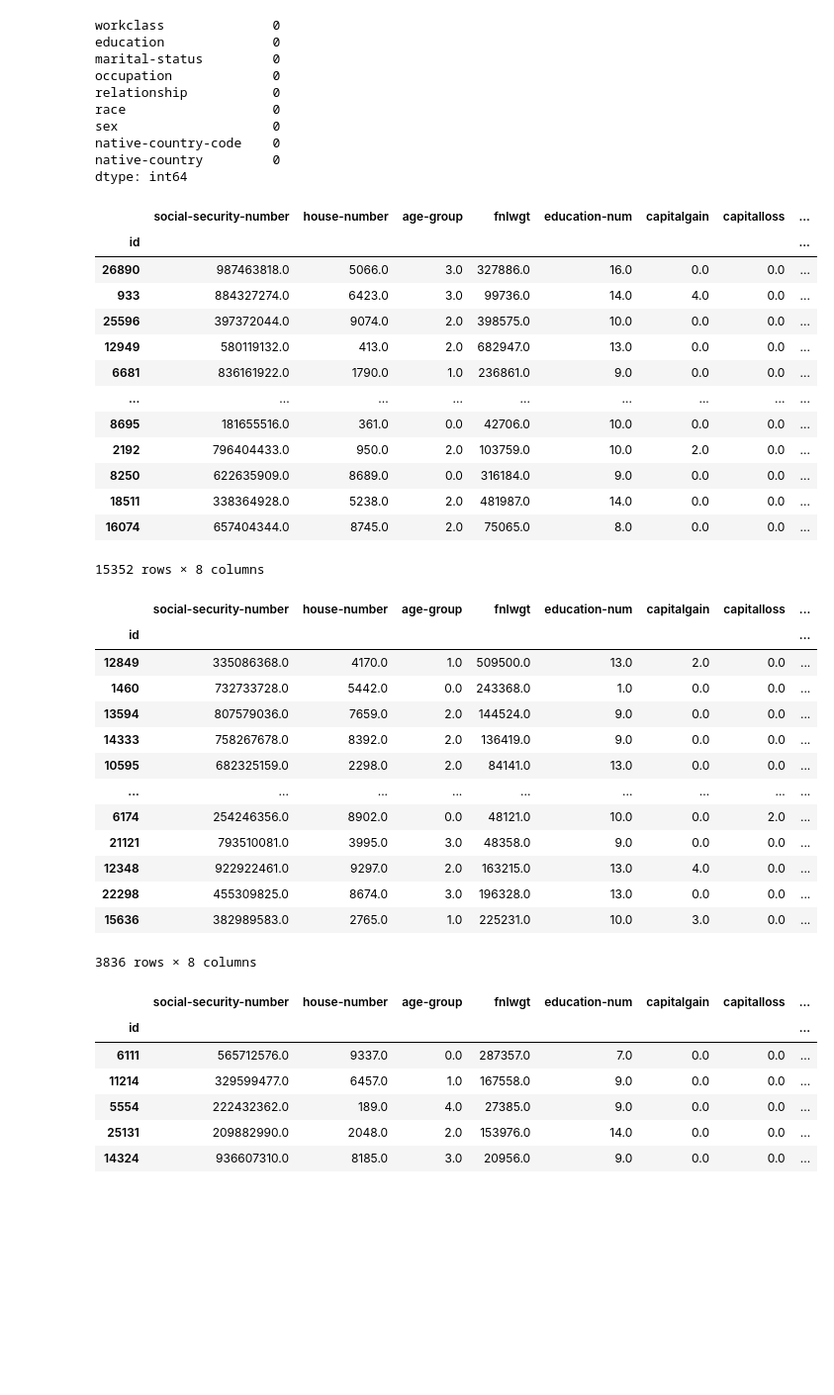
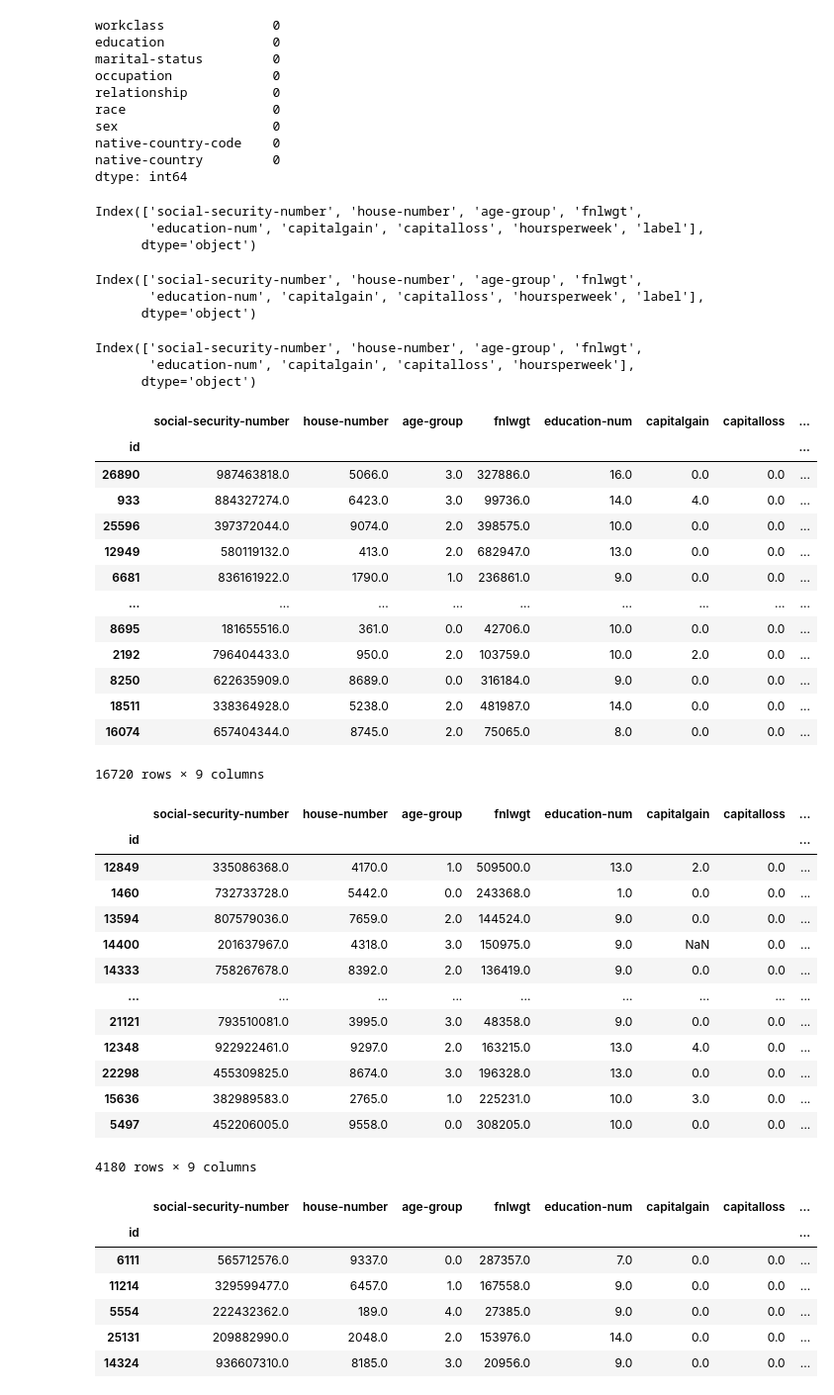
Before and after one commit to NurulhudaAi/ML_Project_2025, a Jupyter notebook: step2_process_data.ipynb, the cells around one changed output. Shown: that part at 99% size. Drawn from its saved outputs; the diff is of its cells as text; code cells hidden in the pictures; blank space fills up the shorter version.

```diff
--- a/step2_process_data.ipynb
+++ b/step2_process_data.ipynb
@@ -164,2 +220,0 @@ dtype: int64
-# %%
-data_test = data_test.dropna()
@@ -427,5 +412,26 @@ dtype: int64
+# %%
+numerical_features_train = data_train.select_dtypes(include=['number']).columns
+numerical_features_train
+# %% [output]
+Index(['social-security-number', 'house-number', 'age-group', 'fnlwgt',
+       'education-num', 'capitalgain', 'capitalloss', 'hoursperweek', 'label'],
+      dtype='object')
+# %%
+numerical_features_test = data_test.select_dtypes(include=['number']).columns
+numerical_features_test
+# %% [output]
+Index(['social-security-number', 'house-number', 'age-group', 'fnlwgt',
+       'education-num', 'capitalgain', 'capitalloss', 'hoursperweek', 'label'],
+      dtype='object')
+# %%
+numerical_features_live = data_live.select_dtypes(include=['number']).columns
+numerical_features_live
+# %% [output]
+Index(['social-security-number', 'house-number', 'age-group', 'fnlwgt',
+       'education-num', 'capitalgain', 'capitalloss', 'hoursperweek'],
+      dtype='object')
 # %%
-numerical_features_data_train = data_train[numerical_features]
+numerical_features_data_train = data_train[numerical_features_train]
 numerical_features_data_train
 # %% [output]
 |  | social-security-number | house-number | age-group | fnlwgt | education-num | capitalgain | capitalloss | ... |
@@ -441,23 +447,23 @@ numerical_features_data_train
 | 8250 | 622635909.0 | 8689.0 | 0.0 | 316184.0 | 9.0 | 0.0 | 0.0 | ... |
 | 18511 | 338364928.0 | 5238.0 | 2.0 | 481987.0 | 14.0 | 0.0 | 0.0 | ... |
 | 16074 | 657404344.0 | 8745.0 | 2.0 | 75065.0 | 8.0 | 0.0 | 0.0 | ... |
-15352 rows × 8 columns
+16720 rows × 9 columns
 # %%
-numerical_features_data_test = data_test[numerical_features]
+numerical_features_data_test = data_test[numerical_features_test]
 numerical_features_data_test
 # %% [output]
 |  | social-security-number | house-number | age-group | fnlwgt | education-num | capitalgain | capitalloss | ... |
 | id |  |  |  |  |  |  |  | ... |
 | 12849 | 335086368.0 | 4170.0 | 1.0 | 509500.0 | 13.0 | 2.0 | 0.0 | ... |
 | 1460 | 732733728.0 | 5442.0 | 0.0 | 243368.0 | 1.0 | 0.0 | 0.0 | ... |
 | 13594 | 807579036.0 | 7659.0 | 2.0 | 144524.0 | 9.0 | 0.0 | 0.0 | ... |
+| 14400 | 201637967.0 | 4318.0 | 3.0 | 150975.0 | 9.0 | NaN | 0.0 | ... |
 | 14333 | 758267678.0 | 8392.0 | 2.0 | 136419.0 | 9.0 | 0.0 | 0.0 | ... |
-| 10595 | 682325159.0 | 2298.0 | 2.0 | 84141.0 | 13.0 | 0.0 | 0.0 | ... |
 | ... | ... | ... | ... | ... | ... | ... | ... | ... |
-| 6174 | 254246356.0 | 8902.0 | 0.0 | 48121.0 | 10.0 | 0.0 | 2.0 | ... |
 | 21121 | 793510081.0 | 3995.0 | 3.0 | 48358.0 | 9.0 | 0.0 | 0.0 | ... |
 | 12348 | 922922461.0 | 9297.0 | 2.0 | 163215.0 | 13.0 | 4.0 | 0.0 | ... |
 | 22298 | 455309825.0 | 8674.0 | 3.0 | 196328.0 | 13.0 | 0.0 | 0.0 | ... |
 | 15636 | 382989583.0 | 2765.0 | 1.0 | 225231.0 | 10.0 | 3.0 | 0.0 | ... |
+| 5497 | 452206005.0 | 9558.0 | 0.0 | 308205.0 | 10.0 | 0.0 | 0.0 | ... |
-3836 rows × 8 columns
+4180 rows × 9 columns
 # %%
```
Also changed, not shown: parts of 66 cells of this notebook, 12 other files.
